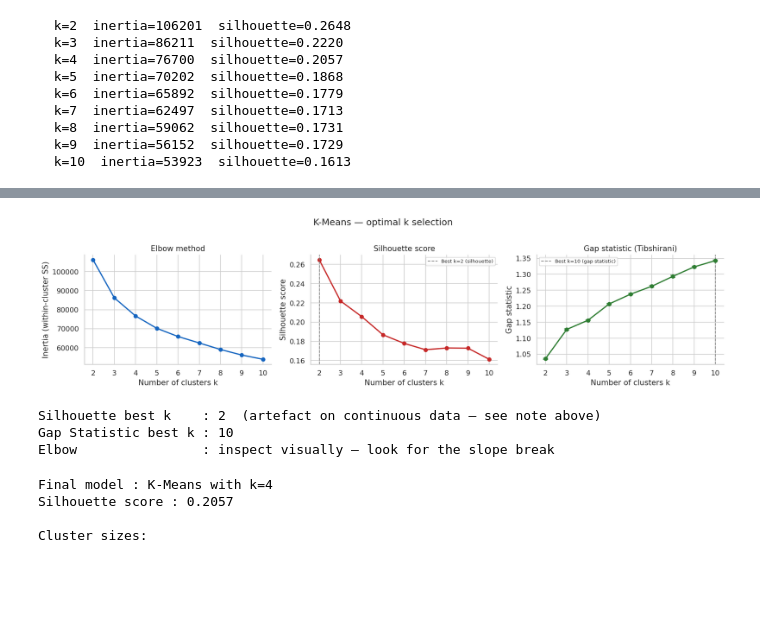
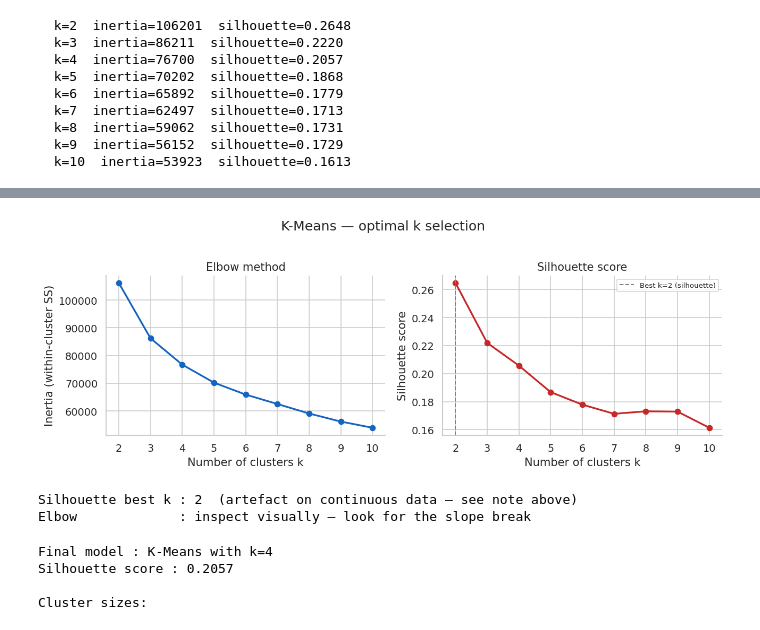
Before and after one commit to Enrik-Shabani/ML-Project-GroupA, a Jupyter notebook: notebooks/04_Unsupervised_Learning.ipynb, the cells around one changed output, grey strips where cells are left out. Drawn from its saved outputs; the diff is of its cells as text; code cells hidden in the pictures; blank space fills up the shorter version.

```diff
--- a/notebooks/04_Unsupervised_Learning.ipynb
+++ b/notebooks/04_Unsupervised_Learning.ipynb
@@ -488,50 +429,42 @@ Gap Statistic optimal k : 10
 # %%
-# ── Elbow + Silhouette + Gap plots ────────────────────────────────────────────
-fig, axes = plt.subplots(1, 3, figsize=(16, 4))
+# ── Elbow + Silhouette plots ────────────────────────────────────────────────
+fig, axes = plt.subplots(1, 2, figsize=(11, 4))
 
 # Elbow
 ax = axes[0]
 ax.plot(list(K_RANGE), inertias, marker='o', color='#1565C0', lw=2, markersize=6)
 ax.set_xlabel('Number of clusters k')
 ax.set_ylabel('Inertia (within-cluster SS)')
 ax.set_title('Elbow method')
 ax.set_xticks(list(K_RANGE))
 
 # Silhouette
 ax = axes[1]
 best_k_sil = list(K_RANGE)[np.argmax(silhouettes)]
 ax.plot(list(K_RANGE), silhouettes, marker='o', color='#C62828', lw=2, markersize=6)
-ax.axvline(best_k_sil, color='gray', lw=1.2, ls='--', label=f'Best k={best_k_sil} (silhouette)')
+ax.axvline(
+    best_k_sil,
+    color='gray',
+    lw=1.2,
+    ls='--',
+    label=f'Best k={best_k_sil} (silhouette)'
+)
 ax.set_xlabel('Number of clusters k')
 ax.set_ylabel('Silhouette score')
 ax.set_title('Silhouette score')
 ax.set_xticks(list(K_RANGE))
 ax.legend(fontsize=8)
 
-# Gap Statistic
-ax = axes[2]
-ax.errorbar(list(K_RANGE), gaps, yerr=sks, marker='o', color='#2E7D32',
-            lw=2, markersize=6, capsize=4, elinewidth=1)
-ax.axvline(gap_optimal_k, color='gray', lw=1.2, ls='--',
-           label=f'Best k={gap_optimal_k} (gap statistic)')
-ax.set_xlabel('Number of clusters k')
-ax.set_ylabel('Gap statistic')
-ax.set_title('Gap statistic (Tibshirani)')
-ax.set_xticks(list(K_RANGE))
-ax.legend(fontsize=8)
-
-plt.suptitle('K-Means — optimal k selection', y=1.01)
+plt.suptitle('K-Means — optimal k selection', y=1.02)
 plt.tight_layout()
 plt.savefig('fig_kmeans_selection.png', bbox_inches='tight')
 plt.show()
 
-print(f'Silhouette best k    : {best_k_sil}  (artefact on continuous data — see note above)')
-print(f'Gap Statistic best k : {gap_optimal_k}')
-print(f'Elbow                : inspect visually — look for the slope break')
+print(f'Silhouette best k : {best_k_sil}  (artefact on continuous data — see note above)')
+print('Elbow             : inspect visually — look for the slope break')
 # %% [output]
-[figure, old version]
+[figure, new version]
-Silhouette best k    : 2  (artefact on continuous data — see note above)
-Gap Statistic best k : 10
-Elbow                : inspect visually — look for the slope break
+Silhouette best k : 2  (artefact on continuous data — see note above)
+Elbow             : inspect visually — look for the slope break
 # %%
 # ── Fit final K-Means ─────────────────────────────────────────────────────────
```
Also changed, not shown: parts of 16 cells of this notebook.
